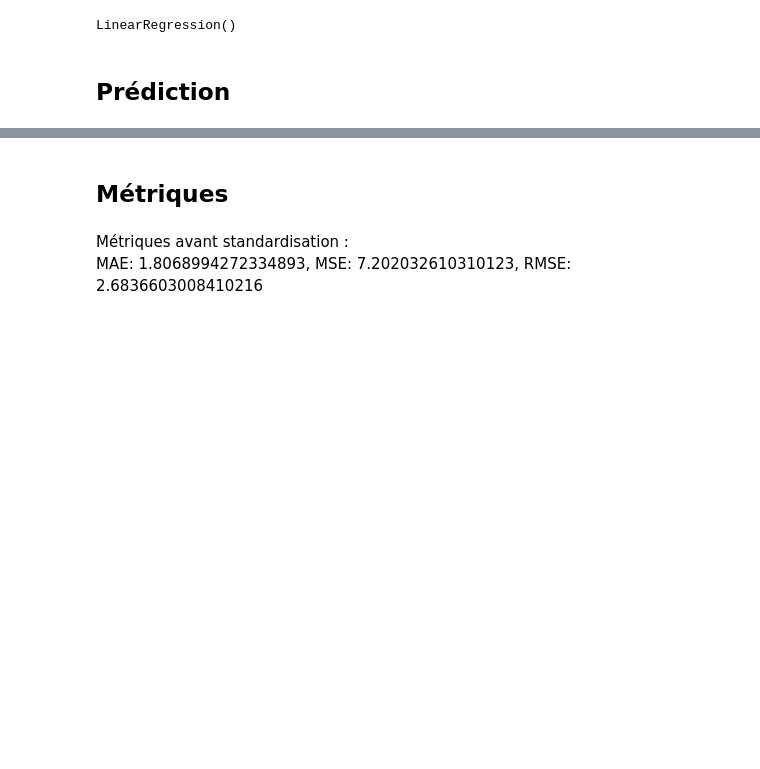
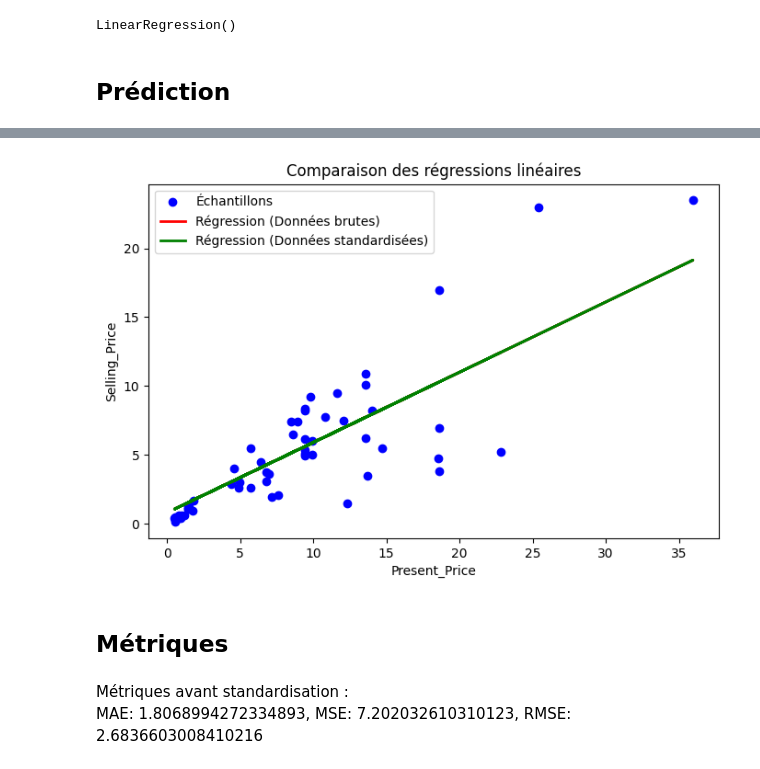
Before and after one commit to bruno-coulet/new-car, a Jupyter notebook: RL_univariee.ipynb, the cells around one changed output, grey strips where cells are left out. Drawn from its saved outputs; the diff is of its cells as text; code cells hidden in the pictures; blank space fills up the shorter version.

Commit message:
la droite standardisée est identique à la droite non standardisée ? ? ?

```diff
--- a/RL_univariee.ipynb
+++ b/RL_univariee.ipynb
@@ -57,6 +59,8 @@ y = df_standardized["Selling_Price_Std"]
 # %%
 # Jeu d'entraînement et de test
 X_train, X_test, y_train, y_test = train_test_split(X, y, test_size=0.2, random_state=42)
+
+X_std_train, X_std_test, y_std_train, y_std_test = train_test_split(X, y, test_size=0.2, random_state=42)
 # %% [markdown]
 ## Entrainement du modèle
 # %%
@@ -71,5 +78,4 @@ LinearRegression()
 # Prédictions sur le set de test
 y_pred = lin_reg.predict(X_test)
 
-# Affichage des prédictions
-y_pred
+y_std_pred = lin_reg.predict(X_std_test)
@@ -100,3 +92,24 @@ plt.show()
+# %%
+plt.figure(figsize=(8, 5))
+
+# Nuage de points des données test
+plt.scatter(X_test, y_test, color='blue', label="Échantillons")
+
+# Droite de régression avec données brutes (rouge)
+plt.plot(X_test, y_pred, color='red', linewidth=2, label="Régression (Données brutes)")
+
+# Droite de régression avec données standardisées (vert)
+plt.plot(X_std_test, y_std_pred, color='green', linewidth=2, label="Régression (Données standardisées)")
+
+# Labels et titre
+plt.xlabel("Present_Price")
+plt.ylabel("Selling_Price")
+plt.title("Comparaison des régressions linéaires")
+plt.legend()
+
+plt.show()
+# %% [output]
+[figure, added]
 # %% [markdown]
 ## Métriques
 # %% [markdown]
```
Also changed, not shown: parts of 5 cells of this notebook.
